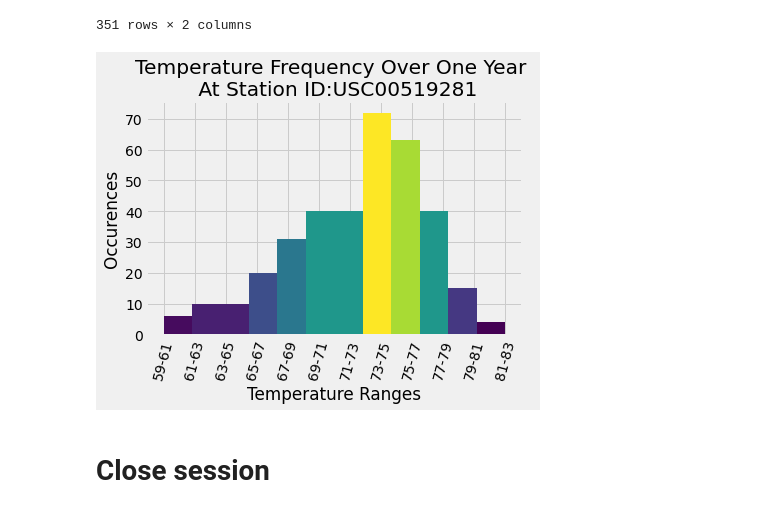
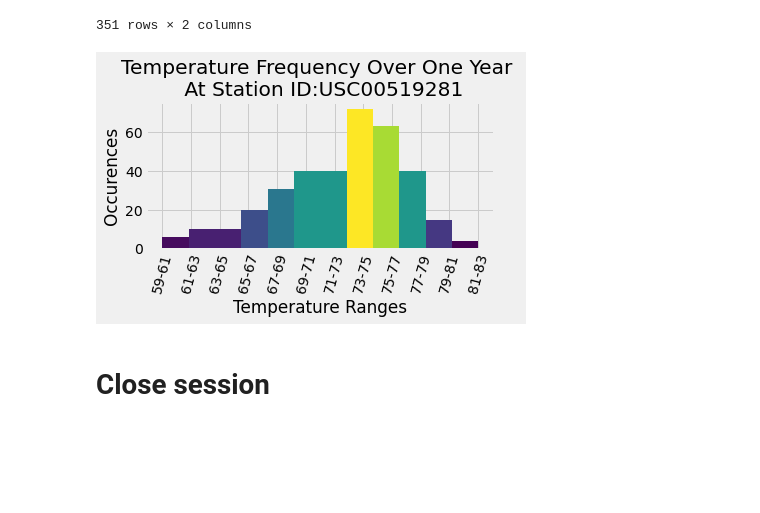
Before and after one commit to 3065923/Climate_Analysis_Burns, a Jupyter notebook: Instructions/Climate_Burns.ipynb, the cells around one changed output. Saved outputs shown, nothing was run; the diff lists cells and outputs as text; code cells hidden in the pictures; blank space fills up the shorter version.

```diff
--- a/Instructions/Climate_Burns.ipynb
+++ b/Instructions/Climate_Burns.ipynb
@@ -356,7 +372,6 @@ master_temp_df
 # %%
 # Use Pandas Plotting with Matplotlib to plot the data
 
-#figure out binssssssssssssssssssssssssssssssssssssssssssssssssssssssssssssssssssssssssss
 
 fig2, ax2 = plt.subplots()
 
@@ -377,34 +392,37 @@ ax2.set_title('Temperature Frequency Over One Year \n At Station ID:USC00519281'
 
 
 
 
 
 #test
 N, bins, patches = ax2.hist(x_temp_ranges, bins=12)
 
 # N, bins, edges = ax2.hist(x_temp_ranges, bins=12, edgecolor='k')
 
 # We'll color code by height, but you could use any scalar
 fracs = N / N.max()
 
 # we need to normalize the data to 0..1 for the full range of the colormap
 norm = colors.Normalize(fracs.min(), fracs.max())
 
 # Now, we'll loop through our objects and set the color of each accordingly
 for thisfrac, thispatch in zip(fracs, patches):
     color = plt.cm.viridis(norm(thisfrac))
     thispatch.set_facecolor(color)
 
 
 ax2.hist(x_temp_ranges, bins=12, density=True)
 
 
+plt.tight_layout()
 
+#save plot
+plt.savefig("../temp_frequency_burns.png")
 
 # plt.figure(figsize=(200,10),facecolor='red',edgecolor='blue')
 plt.show()
 # %% [output]
-[figure, old version]
+[figure, new version]
 # %% [markdown]
 # Close session
 # %%
```
Also changed, not shown: parts of 3 cells of this notebook, 5 other files.
